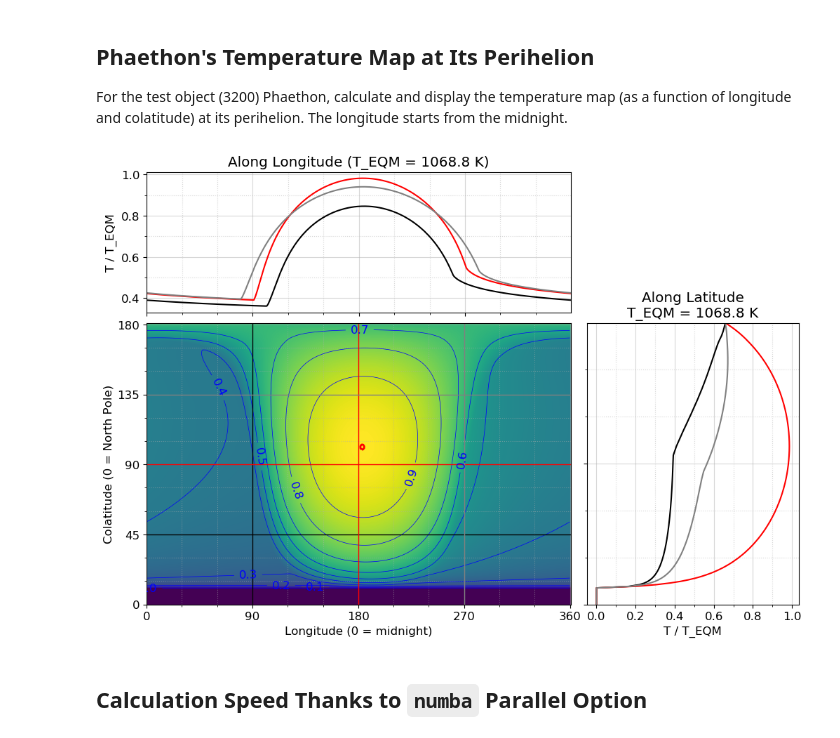
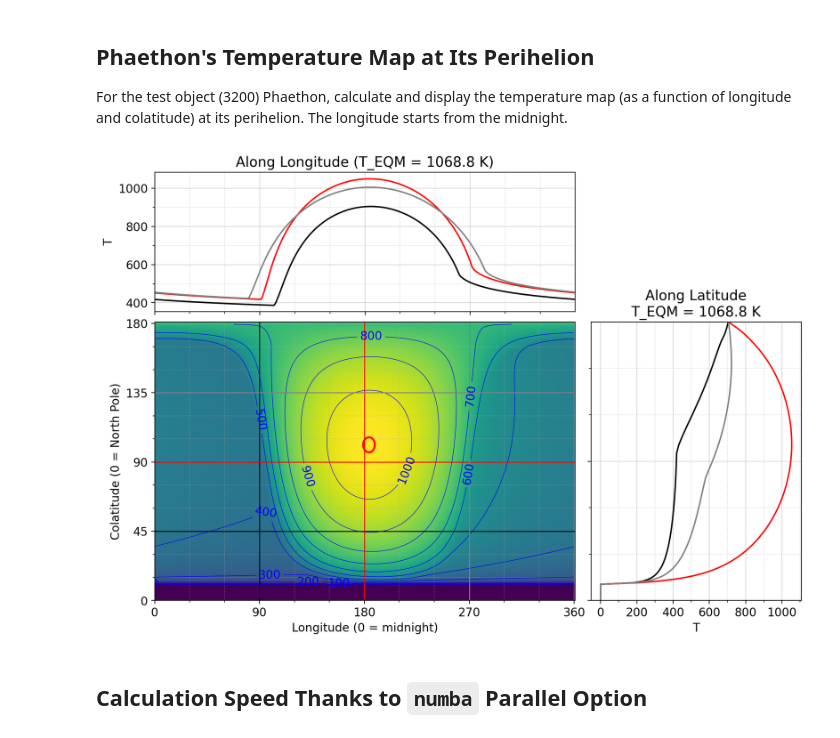
Before and after one commit to ysBach/thermal_radiation01, a Jupyter notebook: 02-TPM_Check.ipynb, the cells around one changed output. Saved outputs shown, nothing was run; the diff lists cells and outputs as text; code cells hidden in the pictures.

```diff
--- a/02-TPM_Check.ipynb
+++ b/02-TPM_Check.ipynb
@@ -70,10 +73,10 @@ for ti, c in ti_color.items():
                    p_vis=1, diam_eff=1, slope_par=tm.pA2G(1, 0.1)) # dummy
 
     sb.set_thermal(ti=ti, emissivity=0.9)
-    sb.set_tpm(nlon=360, nlat=3, Zmax=10, nZ=50)
+    sb.set_tpm(nlon=360, nlat=3, Zmax=10, dZ=0.2)
     sb.calc_temp(full=False)
 
-    axs.plot(phis/60, sb.get_temp(colat__deg=90, lon__deg=phis),
+    axs.plot(phis/60, sb.get_temp_1d(colat__deg=90, lon__deg=phis),
              color=c, label=f"TI={ti:.0f}", lw=1)
 
 axs.set(ylim=(50, 400), xlim=(0, 6),
@@ -310,7 +315,7 @@ phae.set_optical(slope_par=phys["slope_par"],
 phae.set_mass(diam_eff=phae.diam_eff,
               bulk_mass_den=phys["bulk_mass_den"])
 phae.set_thermal(ti=600, emissivity=phys["emissivity"])
-phae.set_tpm(nlon=360, nlat=180, Zmax=10, nZ=50)
+phae.set_tpm(nlon=360, nlat=180, Zmax=10, dZ=0.2)
 
 for k, v in vars(phae).items():
     if k in ["tempsurf", "tempfull", "mu_suns", "tpm_phases", "tpm_colats"]:
@@ -414,7 +421,7 @@ extents = (phases_plot.min(), phases_plot.max()+1,
 colors_cut = ["k", "r", "grey"]
 colats_cut = [45, 90, 135]
 phases_cut = [90, 180, 270]
-temps = phae.spl_temp(colats_plot, phases_plot)
+temps = phae.get_temp_2d(colats_plot, phases_plot)
 
 fig, axs = plt.subplots(2, 2, figsize=(12, 8),
                         gridspec_kw={'height_ratios':[1, 2],
@@ -423,49 +430,49 @@ fig, axs = plt.subplots(2, 2, figsize=(12, 8),
 ax_h = axs[0, 0]
 ax_v = axs[1, 1]
 ax_i = axs[1, 0]
-ax_h.set(ylabel="T / T_EQM",
+ax_h.set(ylabel="T",
          title=f"Along Longitude (T_EQM = {phae.temp_eqm:.1f})",
          xlim=(phases_plot.min(), phases_plot.max()))
 ax_h.tick_params(labelbottom=False)
-ax_v.set(xlabel="T / T_EQM",
+ax_v.set(xlabel="T",
          title=f"Along Latitude\nT_EQM = {phae.temp_eqm:.1f}",
          ylim=(colats_plot.min(), colats_plot.max()))
 ax_v.tick_params(labelleft=False)
 ax_i.set(xlabel="Longitude (0 = midnight)",
          ylabel="Colatitude (0 = North Pole)")
 _ = axs[0, 1]
 _.axis('off')
 
 ax_i.imshow(temps, extent=extents, origin='lower', aspect='auto')
 cs = ax_i.contour(phases_plot, colats_plot, temps,
-                  levels=np.arange(0, 1.1, 0.1),
+                  levels=np.arange(0, 1101, 100),
                   colors='b', linewidths=0.5)
-ax_i.clabel(cs, fmt="%.1f", inline=1)
+ax_i.clabel(cs, fmt="%.0f", inline=1)
 cs2 = ax_i.contour(phases_plot, colats_plot, temps,
-                   levels=[temps.max() - 1.e-4],
+                   levels=[temps.max() - 1],
                    colors='r', linewidths=2)
 #ax_i.clabel(cs2, fmt="Max", inline=1)
 
 for col, ph, c in zip(colats_cut, phases_cut, colors_cut):
-    ax_h.plot(phases_plot, phae.spl_temp(col, phases_plot).flatten(), color=c)
-    ax_v.plot(phae.spl_temp(colats_plot, ph).flatten(), colats_plot, color=c)
+    ax_h.plot(phases_plot, phae.get_temp_1d(col, phases_plot).flatten(), color=c)
+    ax_v.plot(phae.get_temp_1d(colats_plot, ph).flatten(), colats_plot, color=c)
     ax_i.axhline(col, color=c, ls='-', lw=1)
     ax_i.axvline(ph, color=c, ls='-', lw=1)
 
 linticker(ax_list=[ax_i, ax_h, ax_v],
-          xmajlockws=[90, 90, 0.2],
-          xminlockws=[30, 30, 0.1],
-          ymajlockws=[45, 0.2, 90],
-          yminlockws=[15, 0.1, 30],
-          xmajfmtkws=["%.0f", "%.0f", "%.1f"],
-          ymajfmtkws=["%.0f", "%.1f", "%.0f"]
+          xmajlockws=[90, 90, 200],
+          xminlockws=[30, 30, 100],
+          ymajlockws=[45, 200, 90],
+          yminlockws=[15, 100, 30],
+          xmajfmtkws=["%.0f", "%.0f", "%.0f"],
+          ymajfmtkws=["%.0f", "%.0f", "%.0f"]
          )
 
 plt.tight_layout()
 plt.savefig(FIGDIR/"Phaethon_temp_map_perih.pdf")
 plt.savefig(FIGDIR/"Phaethon_temp_map_perih.png")
 # %% [output]
-[figure, old version]
+[figure, new version]
 # %% [markdown]
 ## Calculation Speed Thanks to ``numba`` Parallel Option
 # %%
```
Also changed, not shown: parts of 8 cells of this notebook, 57 other files.
